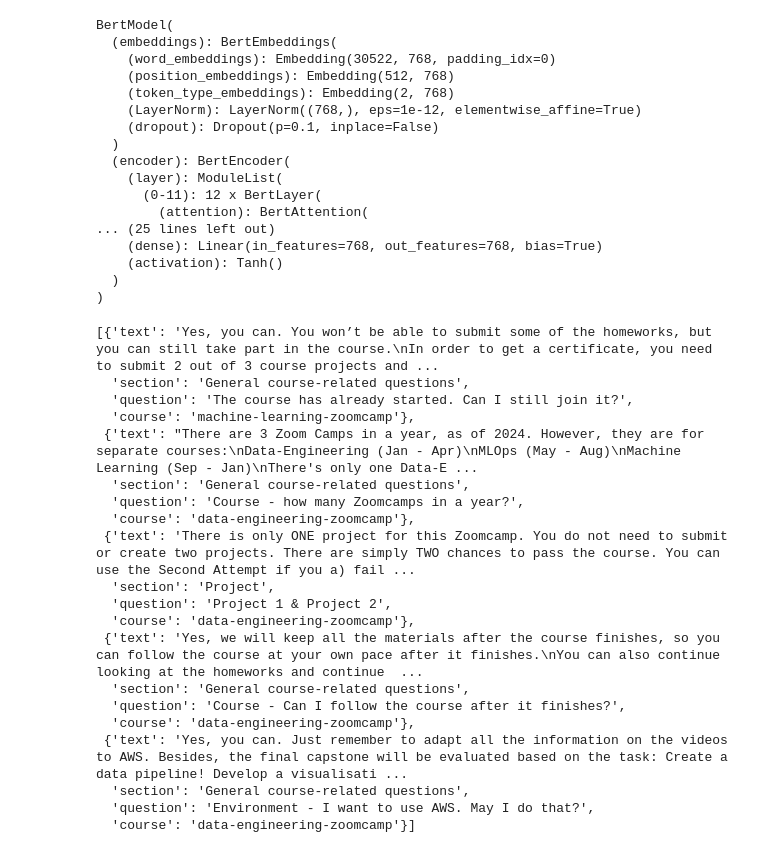
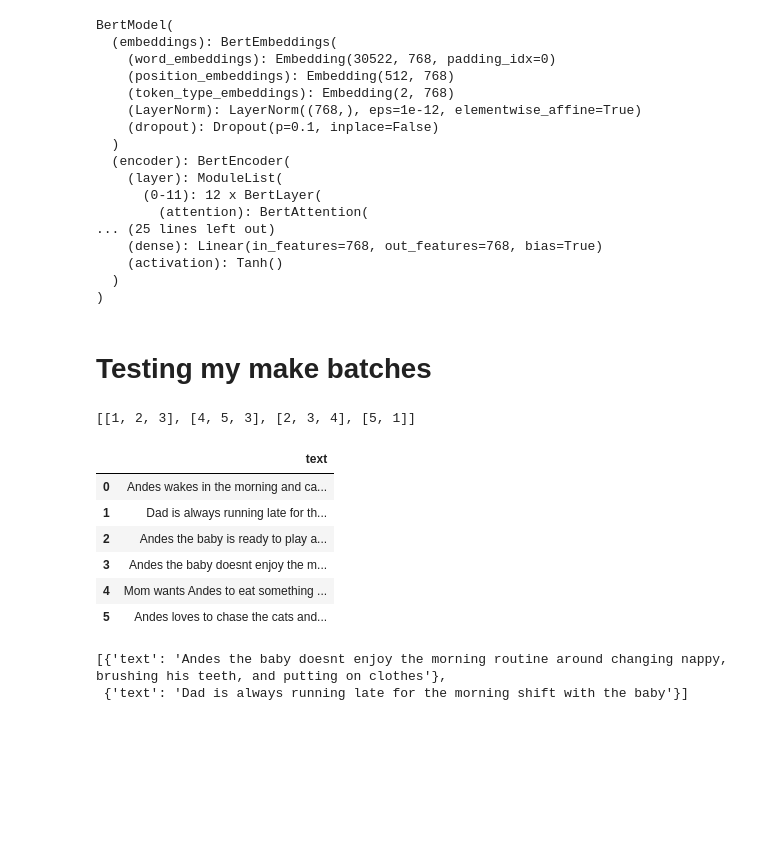
Before and after one commit to Nakulbajaj101/llm-zoomcamp, a Jupyter notebook: 00-search-engine/search_engine_practice.ipynb, the cells around one changed output. Saved outputs shown, nothing was run; the diff lists cells and outputs as text; code cells hidden in the pictures; blank space fills up the shorter version.

```diff
--- a/00-search-engine/search_engine_practice.ipynb
+++ b/00-search-engine/search_engine_practice.ipynb
@@ -506 +514,7 @@ BertModel(
+# %% [markdown]
+# Testing my make batches
+# %%
+make_batches(my_list, 3)
+# %% [output]
+[[1, 2, 3], [4, 5, 3], [2, 3, 4], [5, 1]]
 # %%
@@ -511,4 +525,23 @@ def make_batches(seq, n):
         result.append(batch)
     return result
+# %%
+data = ["Andes wakes in the morning and calls his dad, saying `ba` `ba` `ga`",
+        "Dad is always running late for the morning shift with the baby",
+        "Andes the baby is ready to play as soon he wakes up",
+        "Andes the baby doesnt enjoy the morning routine around changing nappy, brushing his teeth, and putting on clothes",
+        "Mom wants Andes to eat something like a porridge, or some food, but Andes most days reject and just want mum's milk",
+        "Andes loves to chase the cats and play with the ball"]
+
+df = pd.DataFrame(data={"text":data})
+# %%
+df
+# %% [output]
+|  | text |
+| 0 | Andes wakes in the morning and ca... |
+| 1 | Dad is always running late for th... |
+| 2 | Andes the baby is ready to play a... |
+| 3 | Andes the baby doesnt enjoy the m... |
+| 4 | Mom wants Andes to eat something ... |
+| 5 | Andes loves to chase the cats and... |
 # %%
 def compute_embeddings(texts, batch_size=8):
@@ -536,26 +584,8 @@ query='I just signed up, is it too late to start the course?'
 query_emb = compute_embeddings([query])
 # %%
 score = cosine_similarity(X_text, query_emb).flatten()
-top_results = np.argsort(-score)[:5]
-data.iloc[top_results].to_dict(orient='records')
+top_results = np.argsort(-score)[:2]
+df.iloc[top_results].to_dict(orient='records')
 # %% [output]
-[{'text': 'Yes, you can. You won’t be able to submit some of the homeworks, but you can still take part in the course.\nIn order to get a certificate, you need to submit 2 out of 3 course projects and ...
-  'section': 'General course-related questions',
-  'question': 'The course has already started. Can I still join it?',
-  'course': 'machine-learning-zoomcamp'},
- {'text': "There are 3 Zoom Camps in a year, as of 2024. However, they are for separate courses:\nData-Engineering (Jan - Apr)\nMLOps (May - Aug)\nMachine Learning (Sep - Jan)\nThere's only one Data-E ...
-  'section': 'General course-related questions',
-  'question': 'Course - how many Zoomcamps in a year?',
-  'course': 'data-engineering-zoomcamp'},
- {'text': 'There is only ONE project for this Zoomcamp. You do not need to submit or create two projects. There are simply TWO chances to pass the course. You can use the Second Attempt if you a) fail ...
-  'section': 'Project',
-  'question': 'Project 1 & Project 2',
-  'course': 'data-engineering-zoomcamp'},
- {'text': 'Yes, we will keep all the materials after the course finishes, so you can follow the course at your own pace after it finishes.\nYou can also continue looking at the homeworks and continue  ...
-  'section': 'General course-related questions',
-  'question': 'Course - Can I follow the course after it finishes?',
-  'course': 'data-engineering-zoomcamp'},
- {'text': 'Yes, you can. Just remember to adapt all the information on the videos to AWS. Besides, the final capstone will be evaluated based on the task: Create a data pipeline! Develop a visualisati ...
-  'section': 'General course-related questions',
-  'question': 'Environment - I want to use AWS. May I do that?',
-  'course': 'data-engineering-zoomcamp'}]
+[{'text': 'Andes the baby doesnt enjoy the morning routine around changing nappy, brushing his teeth, and putting on clothes'},
+ {'text': 'Dad is always running late for the morning shift with the baby'}]
```
Also changed, not shown: parts of 6 cells of this notebook.
